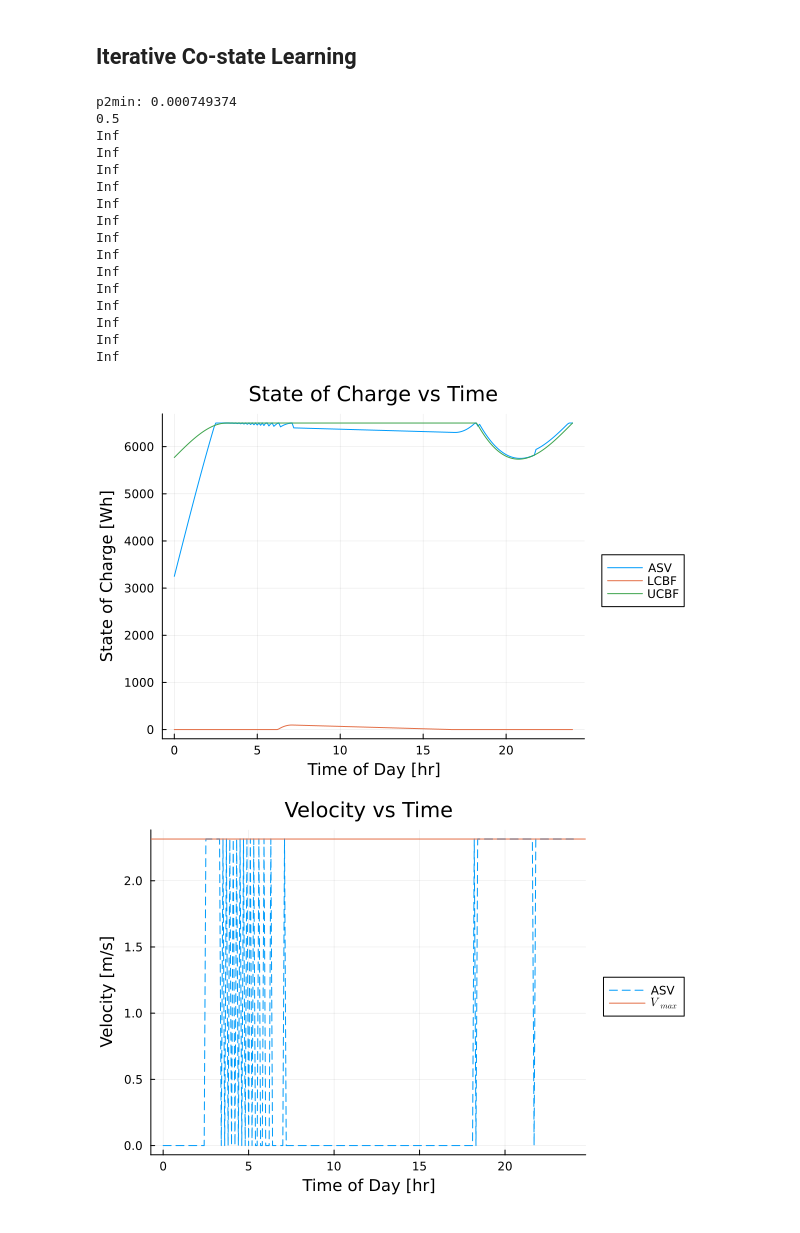
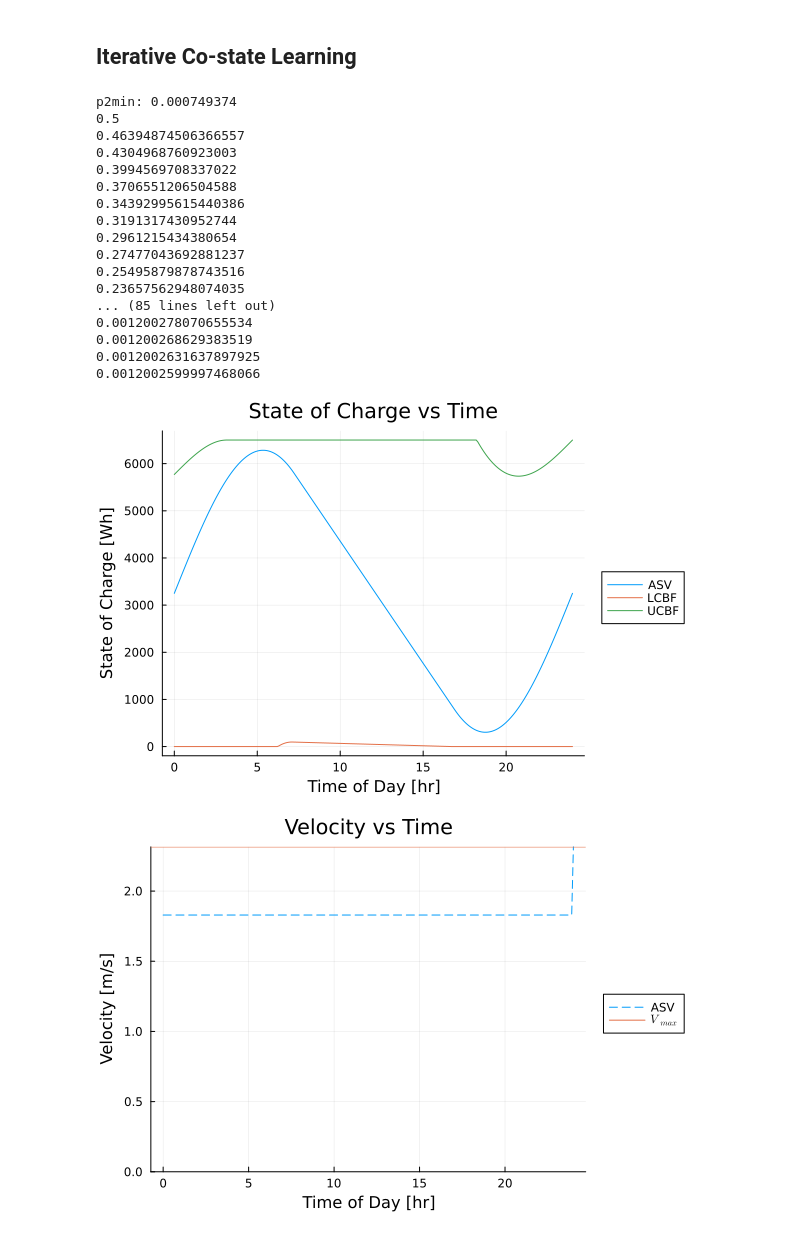
Before and after one commit to kmgovind/characterizing-ive, a Jupyter notebook: cbf_comp.ipynb, the cells around one changed output. Saved outputs shown, nothing was run; the diff lists cells and outputs as text; code cells hidden in the pictures.

Commit message:
Found steady state solution through learning gain

```diff
--- a/cbf_comp.ipynb
+++ b/cbf_comp.ipynb
@@ -372,9 +369,11 @@ pnew: 0.0007493740413337946
 # %% [markdown]
 ## Iterative Co-state Learning
 # %%
+k_l = -1e-5; # Learning gain
+
 xmax = 0; # best distance travel
 pstar = 0;
-num_iters = 15;
+num_iters = 100;
 p_list = zeros(num_iters);
 p_list[1] = 0.5; # Initial guess for p2
 p2min = 1/(3*boat.k_m*(boat.v_max^2));
@@ -384,7 +383,7 @@ x = zeros(n);
 b = ones(n)*b_0;
 v = ones(n)*boat.v_max;
 
-for day = 1:1:15
+for day = 1:1:num_iters
 
     global x = zeros(n);
     global b = ones(n)*b_0;
@@ -417,25 +416,9 @@ for day = 1:1:15
 
     # Learning adjustment
     if day < num_iters
-        # bnorm = (b[end] - boat.b_min)/(boat.b_max - boat.b_min);
-        bnorm_des = (b[1] - boat.b_min)/(boat.b_max - boat.b_min);
-        # Δb = bnorm - bnorm_des;
-        # uprime = bnorm * (boat.v_max - boat.v_min) + boat.v_min;
-        # logp2 = beta * log10(uprime) + log10(alpha);
-        # p_list[day+1] = min(10^logp2, 10e3);
-        pprime = bnorm_des * (logp2_max - logp2_min) + logp2_min;
-        p_list[day+1] = 10^pprime;
+        pbar = log10(p_list[day]) + k_l * (b[end] - b_0);
+        p_list[day+1] = 10^pbar;
     end
-    # Δb = b[end] - b_0;
-    # println("Δb: ", Δb);
-    # if day < num_iters
-    #     if Δb ≠ 0
-    #         p_list[day+1] = max(p2min, p2 - (5e-4)*Δb);
-    #     else
-    #         p_list[day+1] = p2;
-    #     end
-    # end
-
 
     # Find optimal p2 and x
     if x[end] > xmax
@@ -455,28 +438,30 @@ plot!(legend=:outerright)
 # %% [output]
 p2min: 0.000749374
 0.5
-Inf
-Inf
-Inf
-Inf
-Inf
-Inf
-Inf
-Inf
-Inf
-Inf
-Inf
-Inf
-Inf
-Inf
+0.46394874506366557
+0.4304968760923003
+0.3994569708337022
+0.3706551206504588
+0.34392995615440386
+0.3191317430952744
+0.2961215434380654
+0.27477043692881237
+0.25495879878743516
+0.23657562948074035
+... (85 lines left out)
+0.001200278070655534
+0.001200268629383519
+0.0012002631637897925
+0.0012002599997468066
-[figure, old version]
+[figure, new version]
 # %%
 # Plot Velocity vs Time
 plot(og_time, v, linestyle=:dash, label="ASV");
 hline!([boat.v_max], label=L"$V_{max}$");
+ylims!(0, boat.v_max);
 xlabel!("Time of Day [hr]");
 ylabel!("Velocity [m/s]");
 title!("Velocity vs Time");
 plot!(legend=:outerright)
 # %% [output]
-[figure, old version]
+[figure, new version]
```
Also changed, not shown: parts of 2 cells of this notebook.
